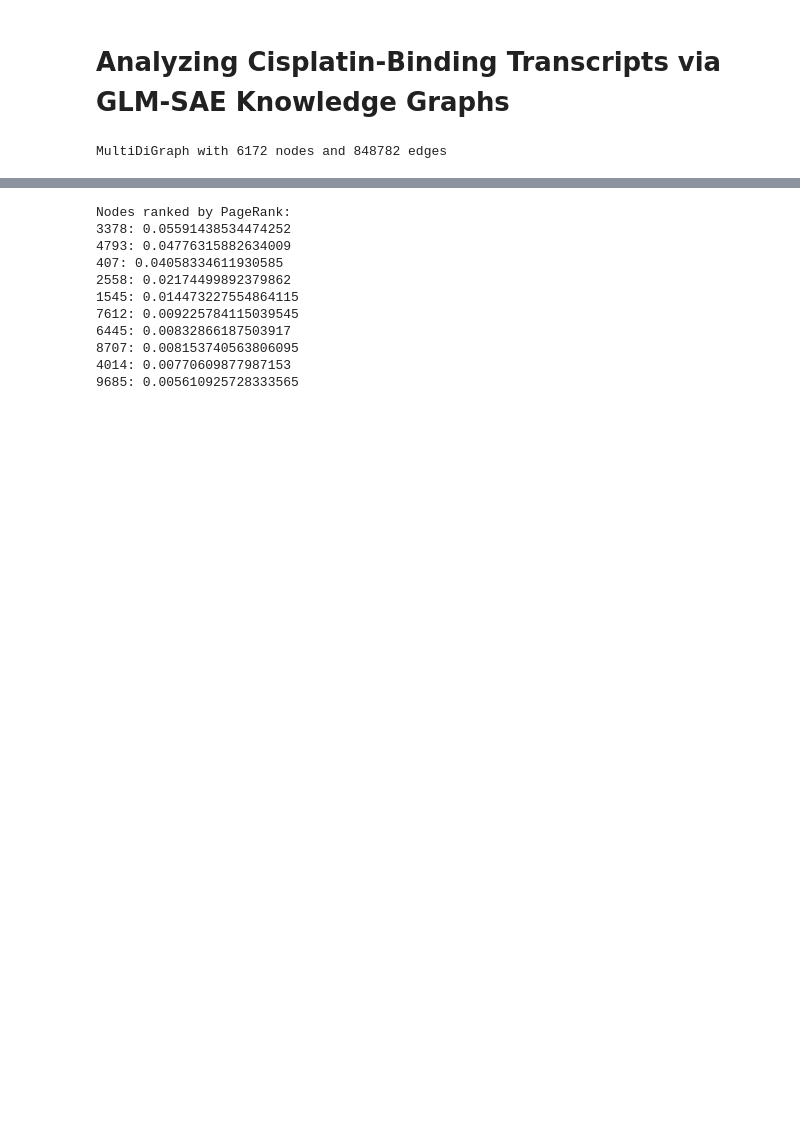
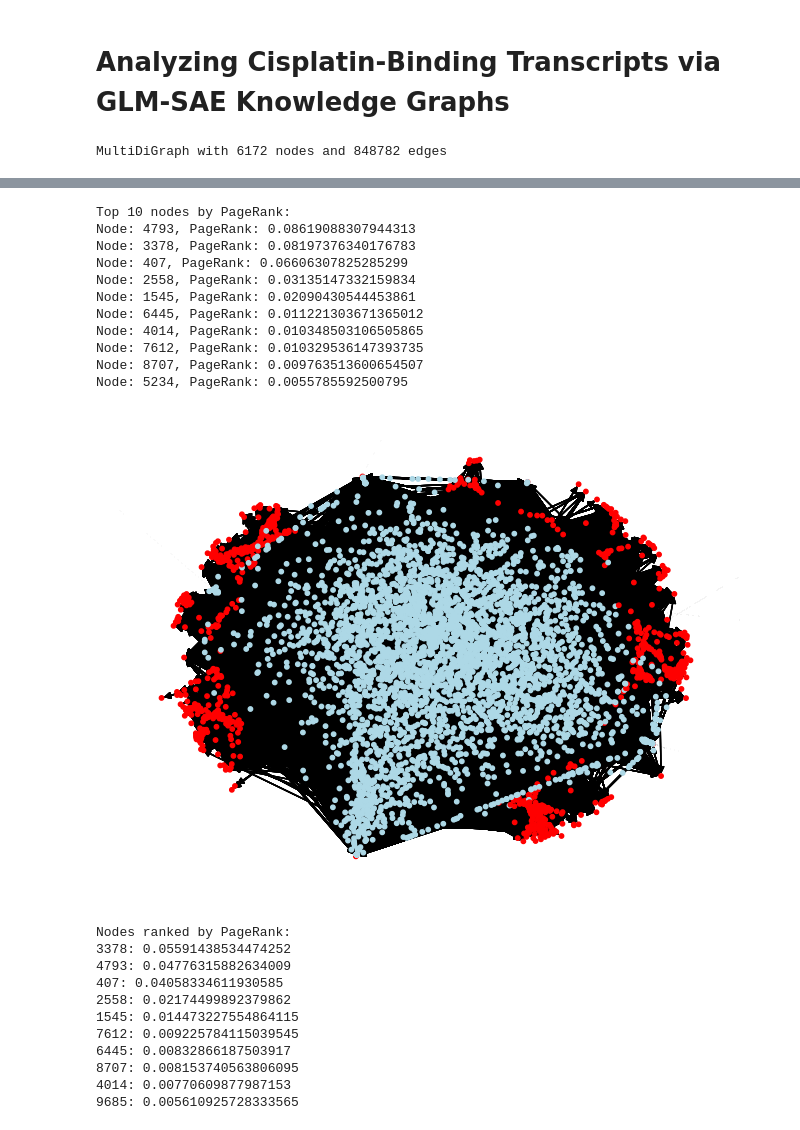
Before and after one commit to ek775/Hidden-State-Genomics, a Jupyter notebook: knowledge_graph_analysis.ipynb, the cells around one changed output, grey strips where cells are left out. Cells and saved outputs as stored; diff of their text form; code cells hidden in the pictures; blank space fills up the shorter version.

```diff
--- a/knowledge_graph_analysis.ipynb
+++ b/knowledge_graph_analysis.ipynb
@@ -24 +127,22 @@ nx.draw(G, pos=nx.forceatlas2_layout(G), with_labels=False, node_size=10, font_s
+# %%
+pagerank = nx.pagerank(G_non_coding)
+sorted_pr = sorted(pagerank.items(), key=lambda item: item[1], reverse=True)
+print("Top 10 nodes by PageRank:")
+for node, pr in sorted_pr[:10]:
+    print(f"Node: {node}, PageRank: {pr}")
+
+nx.draw(G_non_coding, pos=nx.forceatlas2_layout(G_non_coding), with_labels=False, node_size=10, font_size=4, node_color=[node_color(n) for n in G_non_coding.nodes()])
+# %% [output]
+Top 10 nodes by PageRank:
+Node: 4793, PageRank: 0.08619088307944313
+Node: 3378, PageRank: 0.08197376340176783
+Node: 407, PageRank: 0.06606307825285299
+Node: 2558, PageRank: 0.03135147332159834
+Node: 1545, PageRank: 0.02090430544453861
+Node: 6445, PageRank: 0.011221303671365012
+Node: 4014, PageRank: 0.010348503106505865
+Node: 7612, PageRank: 0.010329536147393735
+Node: 8707, PageRank: 0.009763513600654507
+Node: 5234, PageRank: 0.0055785592500795
+[figure, added]
 # %%
```
Also changed, not shown: parts of 9 cells of this notebook, 2 other files.
